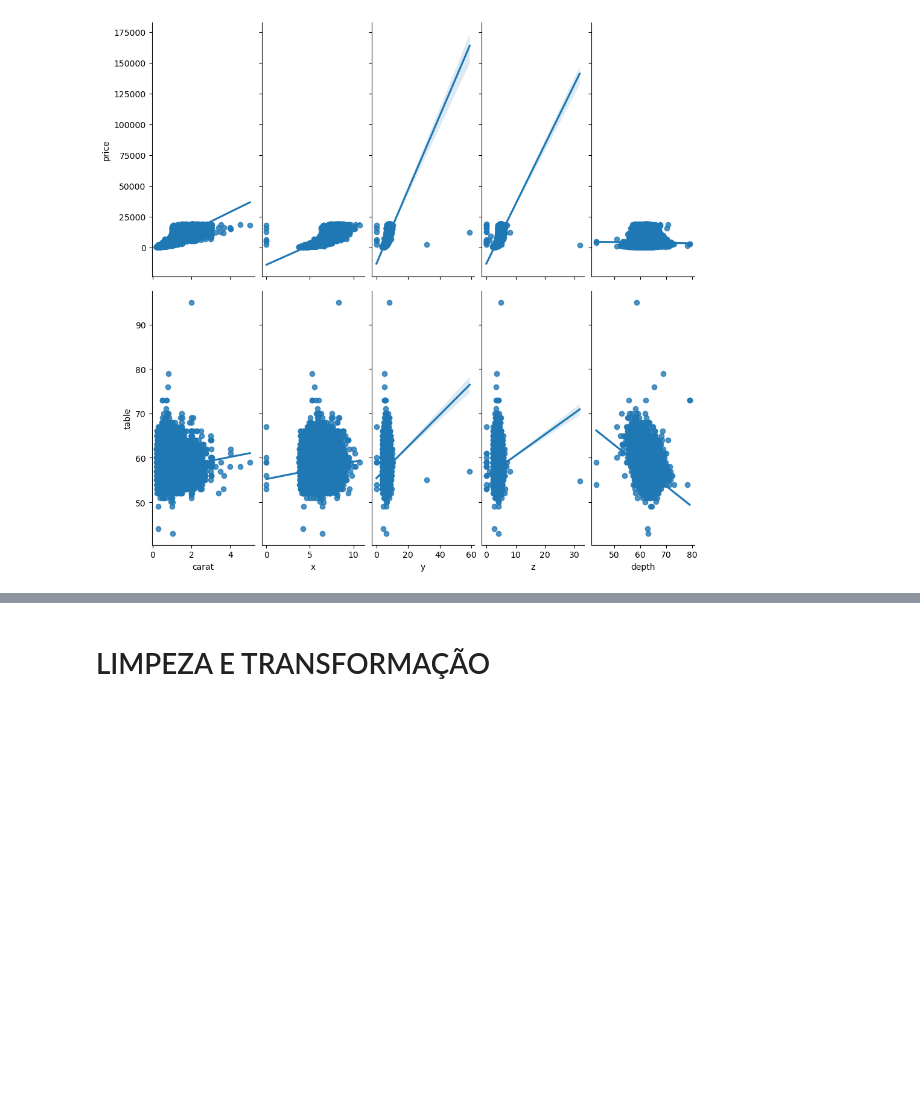
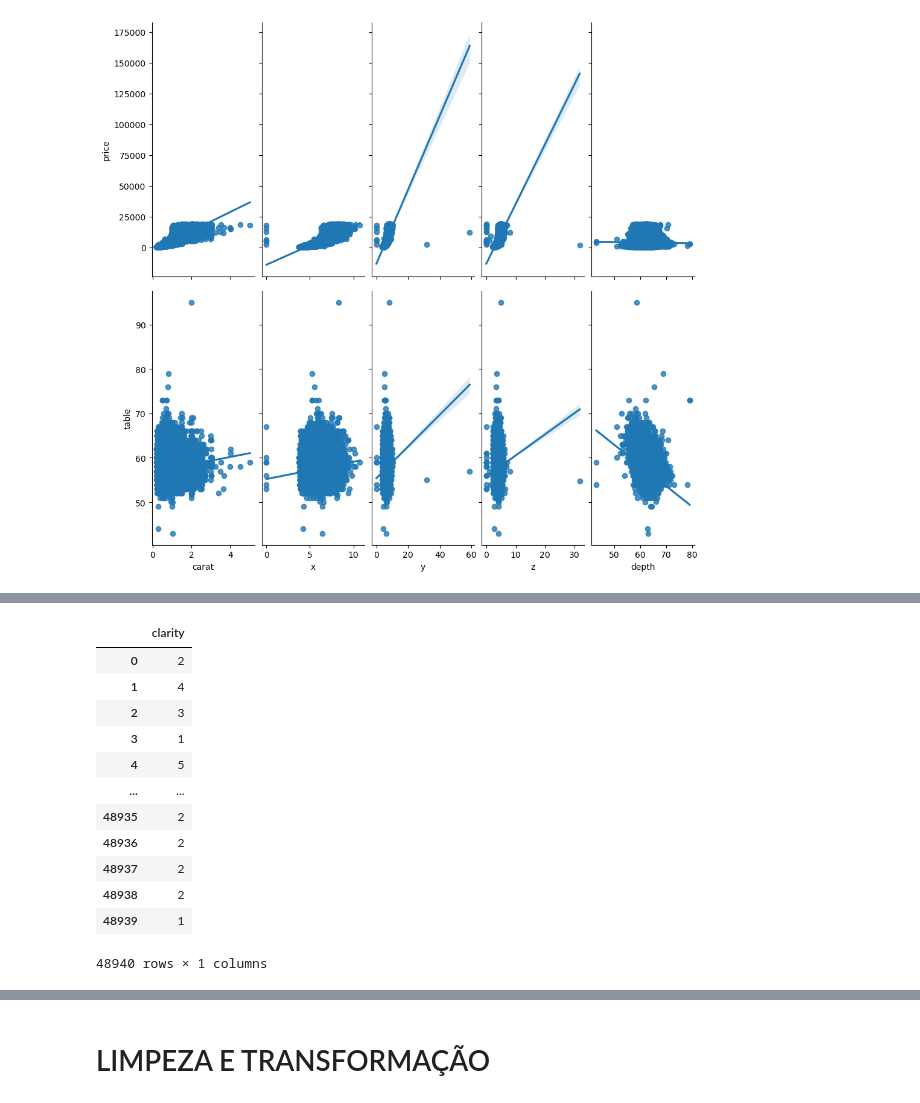
Before and after one commit to dvbarbato/project-diamonds, a Jupyter notebook: Untitled.ipynb, the cells around one changed output, grey strips where cells are left out. Saved outputs shown, nothing was run; the diff lists cells and outputs as text; code cells hidden in the pictures; blank space fills up the shorter version.

```diff
--- a/Untitled.ipynb
+++ b/Untitled.ipynb
@@ -128,0 +167,20 @@ df_historico.corr()['price'].sort_values(ascending=False)
+# %%
+df_historico['cut'] = df_historico['cut'].map({'Fair':0, 'Good':1, 'Very Good':2, 'Premium':3, 'Ideal':4})
+df_historico['color'] = df_historico['color'].map({'J':0, 'I':1, 'H':2, 'G':3, 'F':4, 'E':5, 'D':6})
+df_historico['clarity'] = df_historico['clarity'].map({'I1':0, 'SI2':1, 'SI1':2, 'VS2':3, 'VS1':4, 'VVS2':5, 'VVS1':6, 'IF':7})
+# %%
+df_historico[['clarity']]
+# %% [output]
+|  | clarity |
+| 0 | 2 |
+| 1 | 4 |
+| 2 | 3 |
+| 3 | 1 |
+| 4 | 5 |
+| ... | ... |
+| 48935 | 2 |
+| 48936 | 2 |
+| 48937 | 2 |
+| 48938 | 2 |
+| 48939 | 1 |
+48940 rows × 1 columns
```
Also changed, not shown: parts of 18 cells of this notebook, 1 other file.
